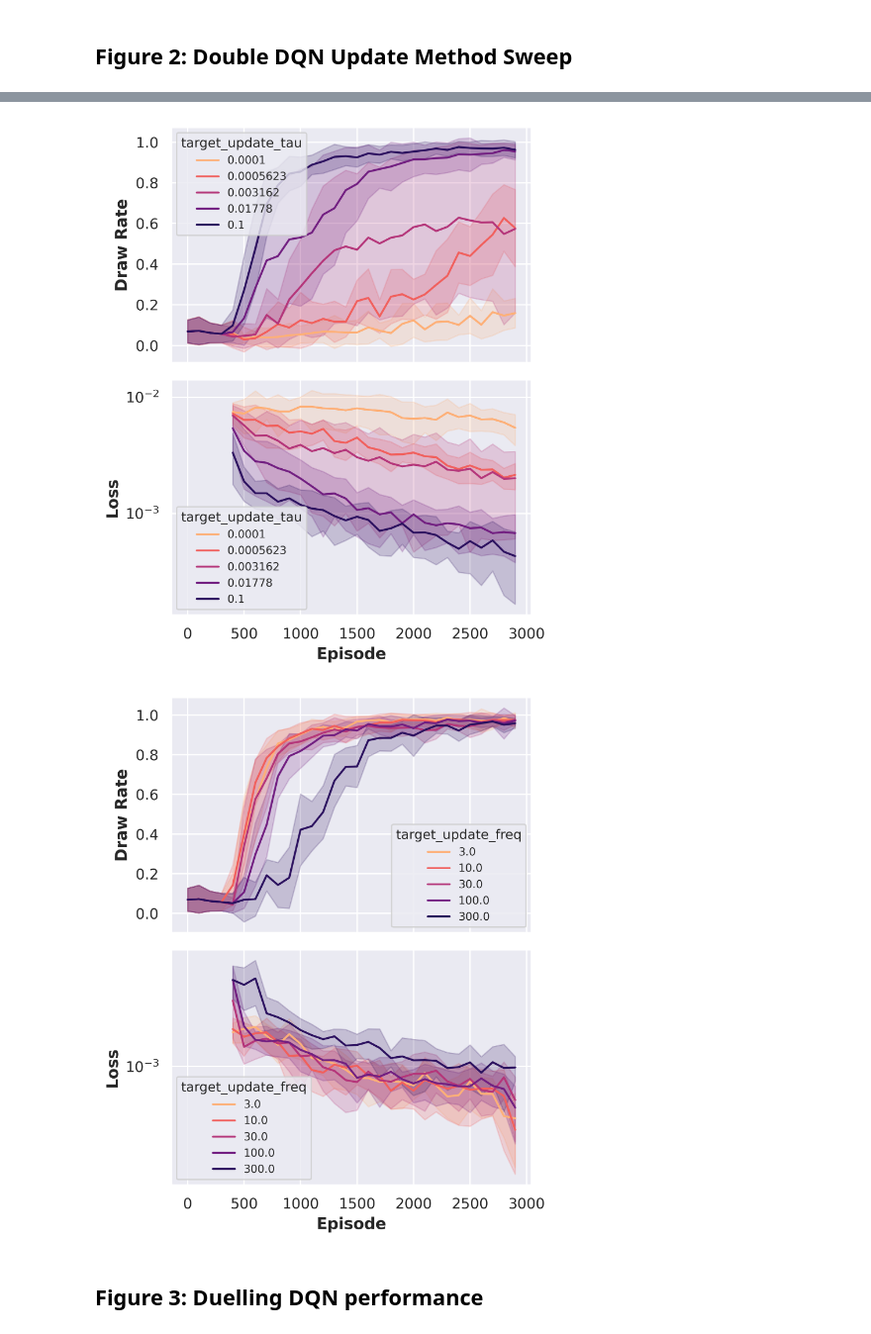
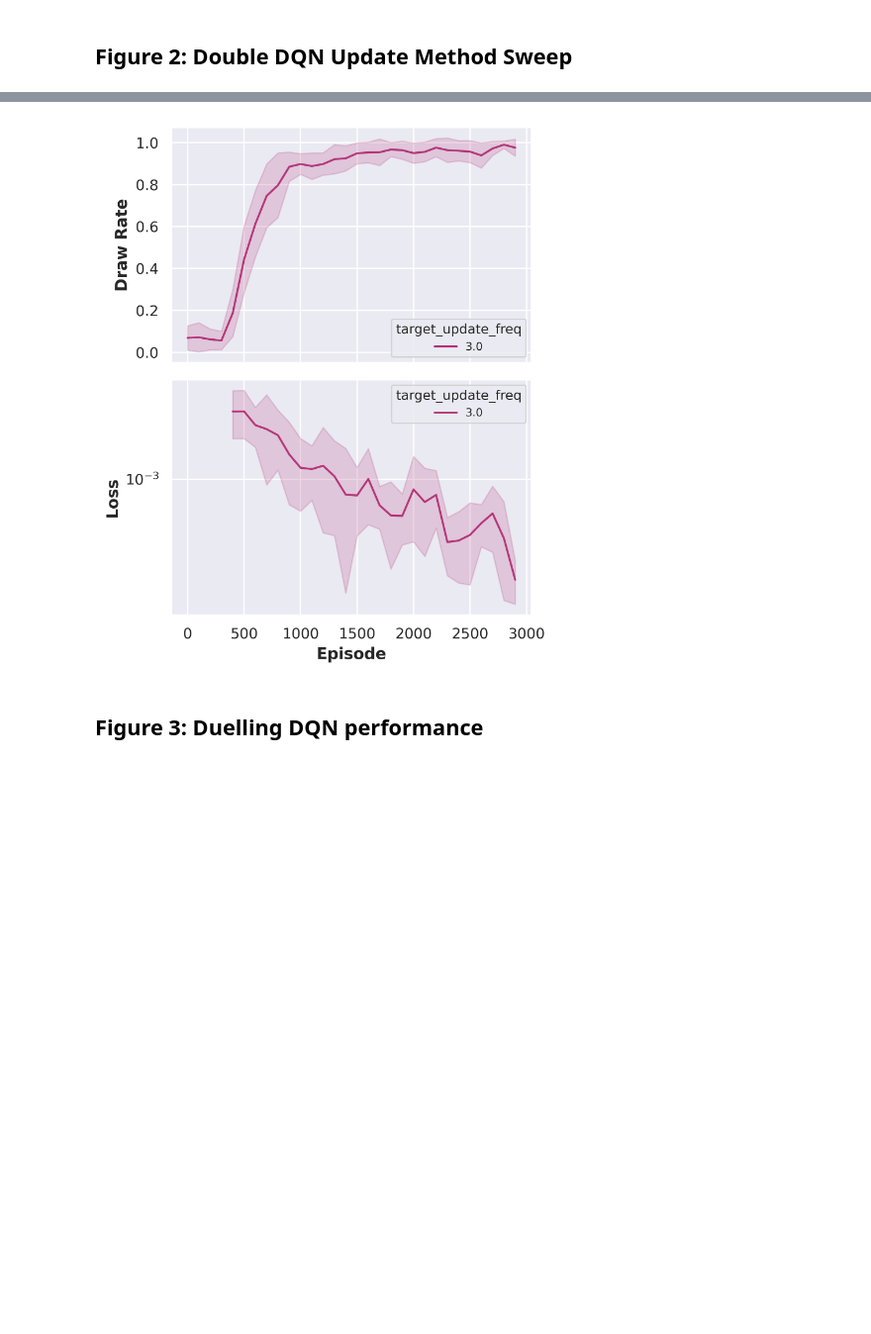
Before and after one commit to KunkelAlexander/tictactoe_rl, a Jupyter notebook: post_4.ipynb, the cells around one changed output, grey strips where cells are left out. Shown at 99% size. Saved outputs shown, nothing was run; the diff lists cells and outputs as text; code cells hidden in the pictures; blank space fills up the shorter version.

```diff
--- a/post_4.ipynb
+++ b/post_4.ipynb
@@ -860,9 +872,7 @@ NameError: name 'DoubleDeepQAgent' is not defined
 # %%
-plot_ensemble("ensemble_runs", "target_update_tau",  target_network="vanilla_dqn")
-plot_ensemble("ensemble_runs", "target_update_freq", target_network="vanilla_dqn")
+plot_ensemble("ensemble_runs", "target_update_freq", target_network="double_dqn")
 # %% [output]
-[figure, old version]
+[figure, new version]
-[figure, removed]
 # %% [markdown]
 ## Figure 3: Duelling DQN performance
 # %%
```
Also changed, not shown: parts of 6 cells of this notebook.
